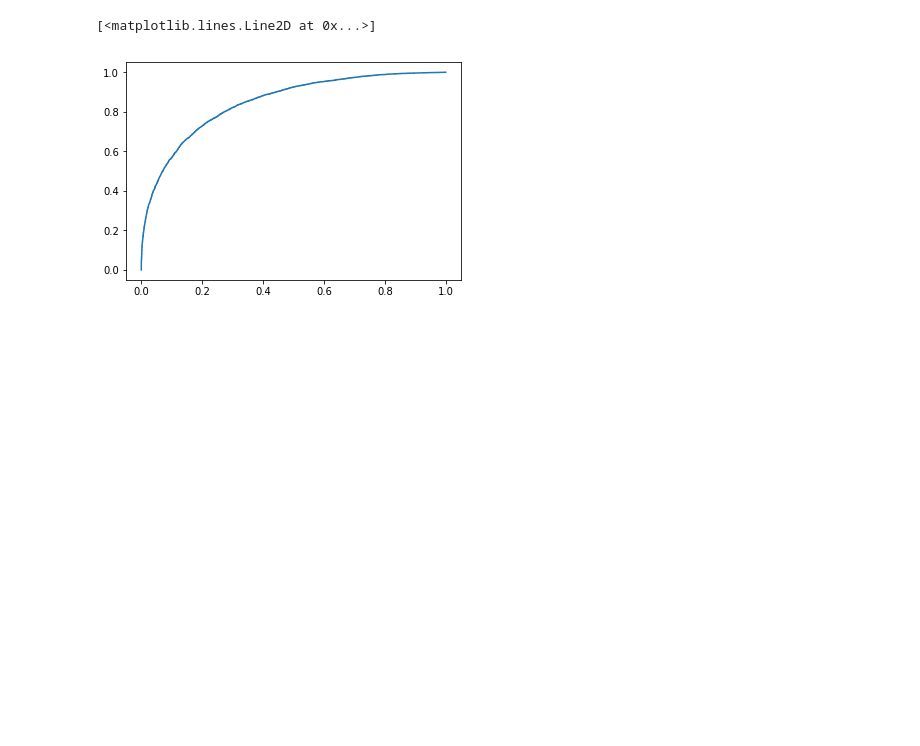
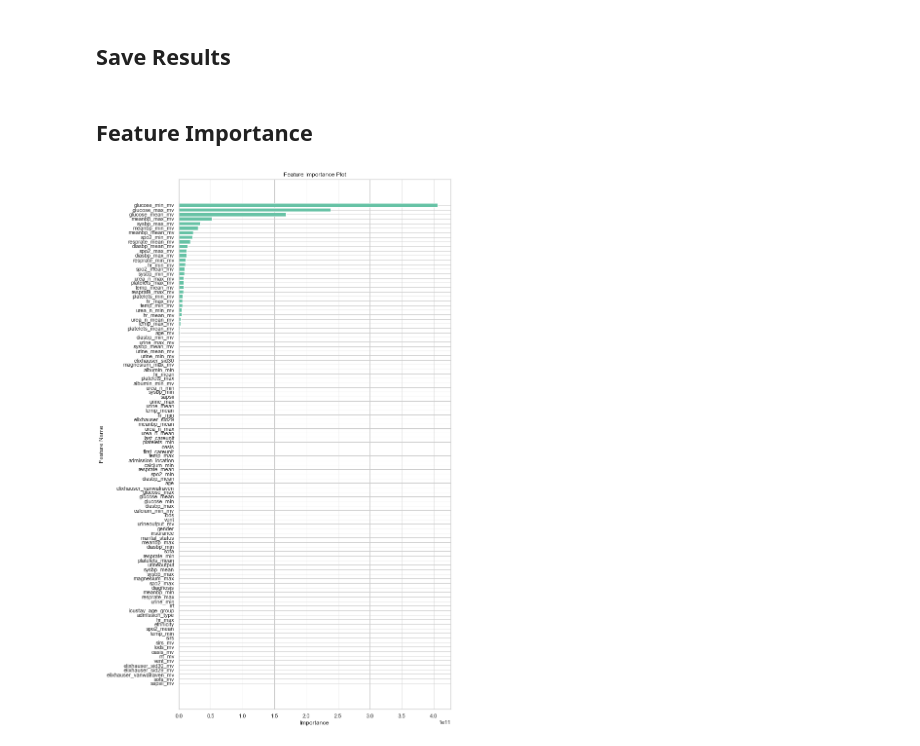
Before and after one commit to NicolasHu11/Short-Long-Term-Mortality-Prediction, a Jupyter notebook: Process Books/Linear Regression 1 Year Mortality.ipynb, the cells around one changed output. Cells and saved outputs as stored; diff of their text form; code cells hidden in the pictures; blank space fills up the shorter version.

Commit message:
Added save results and standarized plots to linear regression

```diff
--- a/Process Books/Linear Regression 1 Year Mortality.ipynb
+++ b/Process Books/Linear Regression 1 Year Mortality.ipynb
@@ -6,8 +6,7 @@ import numpy as np
 import pandas as pd
 import matplotlib.pyplot as plt
 from sklearn.model_selection import train_test_split
-from sklearn.metrics import roc_curve, auc
+from sklearn.metrics import roc_curve, auc, average_precision_score
 from sklearn.linear_model import LinearRegression
 
-# %matplotlib inline
-plt.rcParams.update({'figure.titlesize': 'larger', 'legend.fontsize': 15.0})
+%run ImportPlotFunctions.ipynb
@@ -17,20 +12,0 @@ data_test_1y = pd.read_csv('data_pp_test_1y.csv')
-# %%
-X_train = data_train_1y.copy()
-y_train = data_train_1y.copy()
-X_test = data_test_1y.copy()
-y_test  = data_test_1y.copy()
-# %%
-X_train = X_train.drop(['one_year', 'thirty_days'], axis = 1)
-y_train = y_train[['one_year']]
-
-X_test = X_test.drop(['one_year', 'thirty_days'], axis = 1)
-y_test = y_test[['one_year']]
-
-
-y_train = y_train['one_year']
-y_test = y_test['one_year']
-
-
-print('X_train shape:', X_train.shape)
-print(X_train.shape[0], 'train samples')
-print(X_test.shape[0], 'test samples')
@@ -49 +36,3 @@ clf.score(X_test, y_test)
+# %% [markdown]
+## Save Results
 # %%
@@ -53,5 +40,8 @@ fpr, tpr, thresholds = roc_curve(y_test, y_p)
-# %%
-plt.plot(fpr,tpr)
-# %% [output]
-[<matplotlib.lines.Line2D at 0x...>]
-[figure, removed]
+# %% [markdown]
+## Feature Importance
+# %%
+names = X_test.columns.tolist()
+values = np.abs(clf.coef_)
+feature_importance_bar(names, values, figsize=(10, 20))
+# %% [output]
+[figure, added]
```
Also changed, not shown: parts of 14 cells of this notebook, 3 other files.
